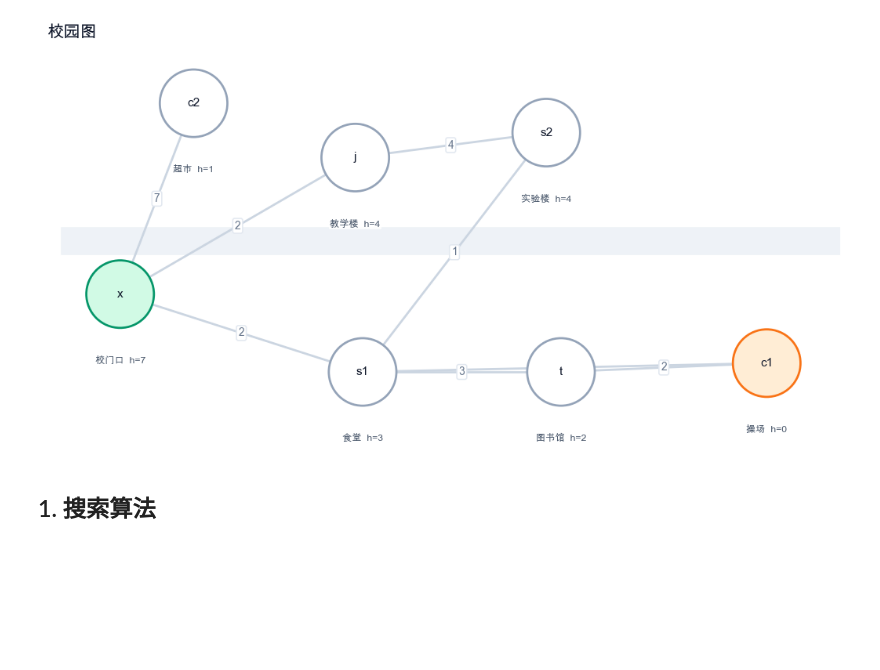
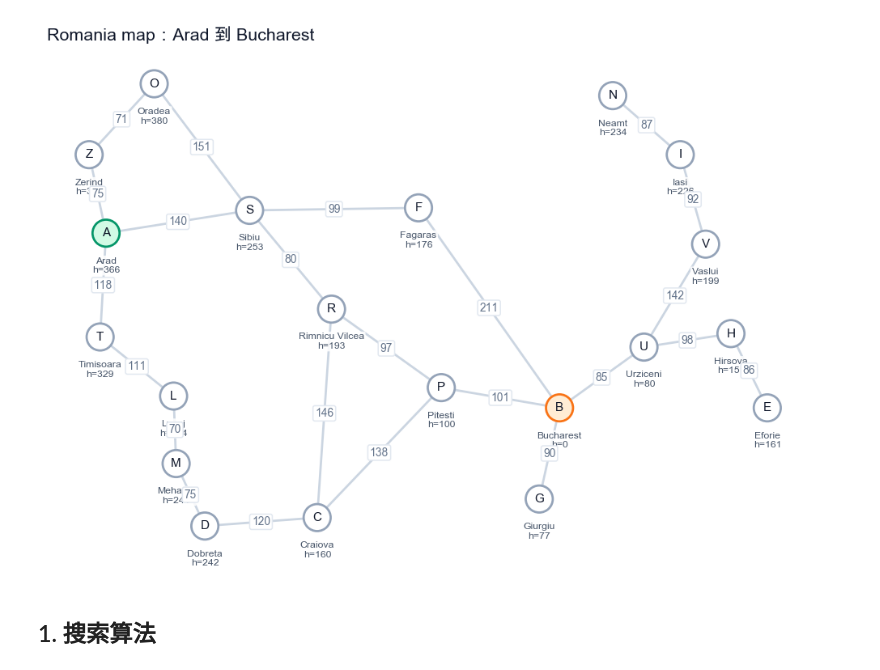
Before and after one commit to zhesun-0209/ai-thinking-labs, a Jupyter notebook: notebooks/ch05_campus_search.ipynb, the cells around one changed output. Drawn from its saved outputs; the diff is of its cells as text; code cells hidden in the pictures; blank space fills up the shorter version.

```diff
--- a/notebooks/ch05_campus_search.ipynb
+++ b/notebooks/ch05_campus_search.ipynb
@@ -150,13 +205,26 @@ display(edges_df)
 # %%
-# 绘制校园路径图：高亮已访问节点和最终路线。
+# 绘制 Romania map：高亮已展开节点和最终路线。
 layout = {
-    "x": (0.25, 1.15),
-    "c2": (0.75, 2.45),
-    "j": (1.85, 2.08),
-    "s2": (3.15, 2.25),
-    "s1": (1.9, 0.62),
-    "t": (3.25, 0.62),
-    "c1": (4.65, 0.68),
+    "Arad": (0.45, 3.25),
+    "Zerind": (0.25, 4.18),
+    "Oradea": (1.02, 5.02),
+    "Sibiu": (2.15, 3.52),
+    "Timisoara": (0.38, 2.02),
+    "Lugoj": (1.25, 1.32),
+    "Mehadia": (1.28, 0.52),
+    "Dobreta": (1.62, -0.22),
+    "Craiova": (2.95, -0.12),
+    "Rimnicu Vilcea": (3.12, 2.35),
+    "Fagaras": (4.15, 3.55),
+    "Pitesti": (4.42, 1.42),
+    "Bucharest": (5.82, 1.18),
+    "Giurgiu": (5.58, 0.10),
+    "Urziceni": (6.82, 1.90),
+    "Hirsova": (7.85, 2.06),
+    "Eforie": (8.28, 1.18),
+    "Vaslui": (7.55, 3.12),
+    "Iasi": (7.25, 4.18),
+    "Neamt": (6.45, 4.88),
 }
 
 
@@ -168,18 +236,15 @@ def path_edges(path):
     return {edge_key(path[i], path[i + 1]) for i in range(len(path) - 1)}
 
 
-def draw_search_result(path=None, trace=None, title="校园搜索图"):
+def draw_search_result(path=None, trace=None, title="Romania map search"):
     path = path or []
     active_edges = path_edges(path)
     visited_nodes = set(path)
     if trace is not None and not trace.empty:
         visited_nodes.update(trace["取出节点"].tolist())
 
-    fig, ax = plt.subplots(figsize=(9.5, 5.1))
+    fig, ax = plt.subplots(figsize=(11.4, 6.4))
     ax.set_facecolor("#fbfcfd")
-    ax.add_patch(
-        plt.Rectangle((-0.15, 1.42), 5.35, 0.18, color="#eef2f7", zorder=0)
-    )
 
     drawn_edges = set()
     for a, neighbors in adj.items():
@@ -221,46 +286,46 @@ def draw_search_result(path=None, trace=None, title="校园搜索图"):
             face, edge = "#d1fae5", "#059669"
         if is_goal:
             face, edge = "#ffedd5", "#f97316"
-        circle = plt.Circle((x, y), 0.23, facecolor=face, edgecolor=edge, linewidth=1.8, zorder=5)
+        circle = plt.Circle((x, y), 0.16, facecolor=face, edgecolor=edge, linewidth=1.8, zorder=5)
         ax.add_patch(circle)
-        ax.text(x, y, node, ha="center", va="center", fontweight="bold", color="#0f172a", zorder=6)
+        ax.text(x, y, node[:1], ha="center", va="center", fontweight="bold", color="#0f172a", zorder=6)
         ax.text(
             x,
-            y - 0.42,
-            f"{graph['nodes'][node]['name']}  h={h[node]}",
+            y - 0.28,
+            f"{graph['nodes'][node]['name']}\nh={h[node]}",
             ha="center",
             va="top",
             fontsize=8,
             color="#475569",
             bbox={"boxstyle": "round,pad=0.12", "fc": "white", "ec": "none", "alpha": 0.85},
         )
 
     if path:
         total = path_cost(path)
         ax.text(
             0.04,
             0.05,
             f"path: {' -> '.join(path)}   cost={total}",
             transform=ax.transAxes,
             ha="left",
             va="bottom",
             fontsize=10,
             color="#334155",
             bbox={"boxstyle": "round,pad=0.32", "fc": "white", "ec": "#e2e8f0"},
         )
 
     ax.set_title(title, loc="left", fontsize=14, fontweight="bold", color="#0f172a")
-    ax.set_xlim(-0.25, 5.15)
-    ax.set_ylim(0.18, 2.85)
+    ax.set_xlim(-0.25, 8.65)
+    ax.set_ylim(-0.62, 5.45)
     ax.set_aspect("equal", adjustable="box")
     ax.axis("off")
     plt.tight_layout()
     plt.show()
 
 
-draw_search_result(title="校园图")
+draw_search_result(title="Romania map：Arad 到 Bucharest")
 # %% [output]
-[figure, old version]
+[figure, new version]
 # %% [markdown]
 ## 1. 搜索算法
 # %%
```
Also changed, not shown: parts of 12 cells of this notebook, 53 other files.
